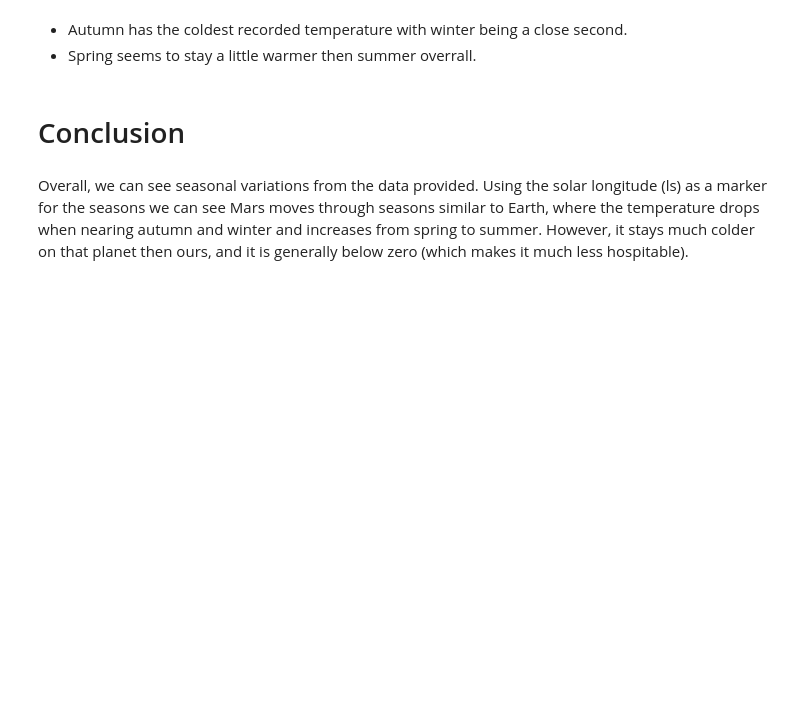
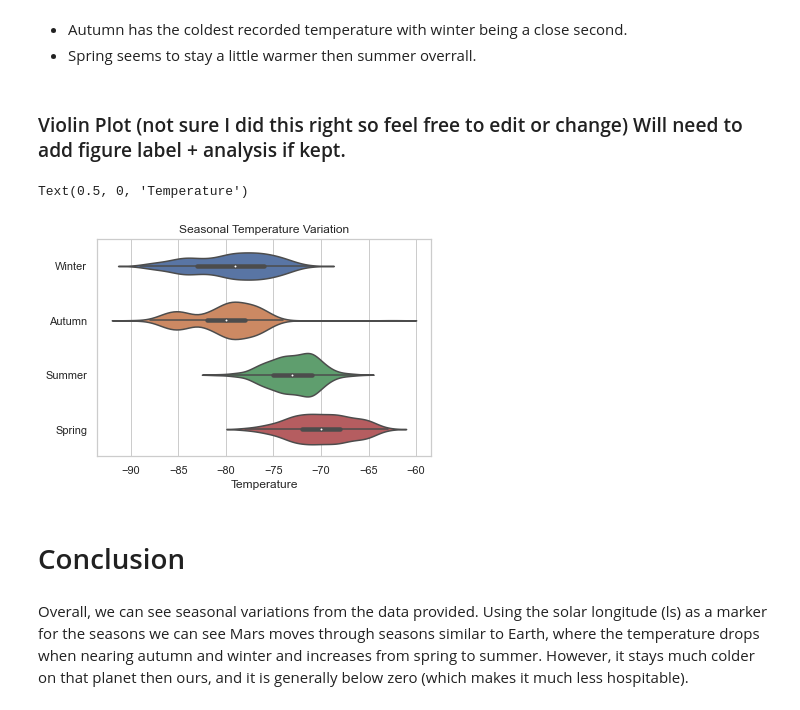
Before and after one commit to data301-2021-winter1/group15-project, a Jupyter notebook: notebooks/group_analysis.ipynb, the cells around one changed output. Cells and saved outputs as stored; diff of their text form; code cells hidden in the pictures; blank space fills up the shorter version.

```diff
--- a/notebooks/group_analysis.ipynb
+++ b/notebooks/group_analysis.ipynb
@@ -129,6 +130,20 @@ sns.catplot
 # %% [markdown]
 - Autumn has the coldest recorded temperature with winter being a close second.
 - Spring seems to stay a little warmer then summer overrall.
+# %% [markdown]
+### Violin Plot (not sure I did this right so feel free to edit or change) Will need to add figure label + analysis if kept.
+# %%
+sns.set(style = 'whitegrid')
+
+ax= sns.violinplot(x ="min_temp",
+             y ="Season",
+             data = dfp)
+ax.set_title('Seasonal Temperature Variation')
+ax.set_ylabel('')
+ax.set_xlabel('Temperature')
+# %% [output]
+Text(0.5, 0, 'Temperature')
+[figure, added]
 # %% [markdown]
 # Conclusion
 # %% [markdown]
```
Also changed, not shown: parts of 2 cells of this notebook.
